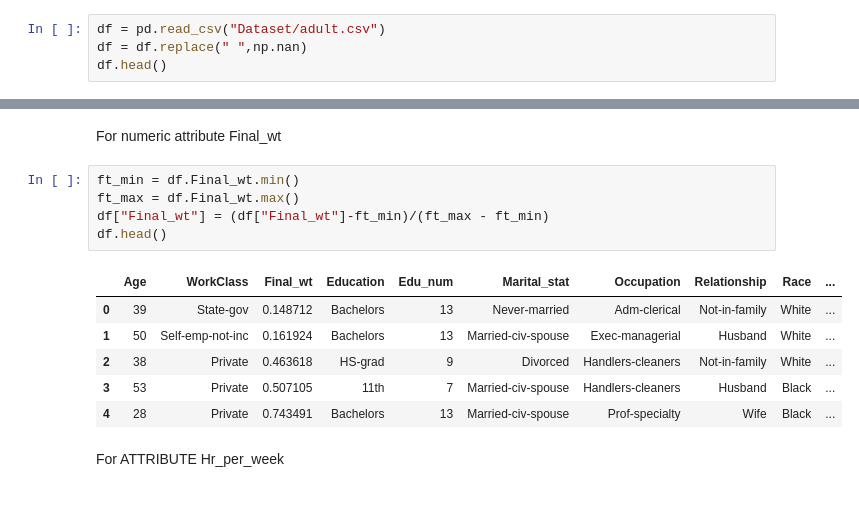
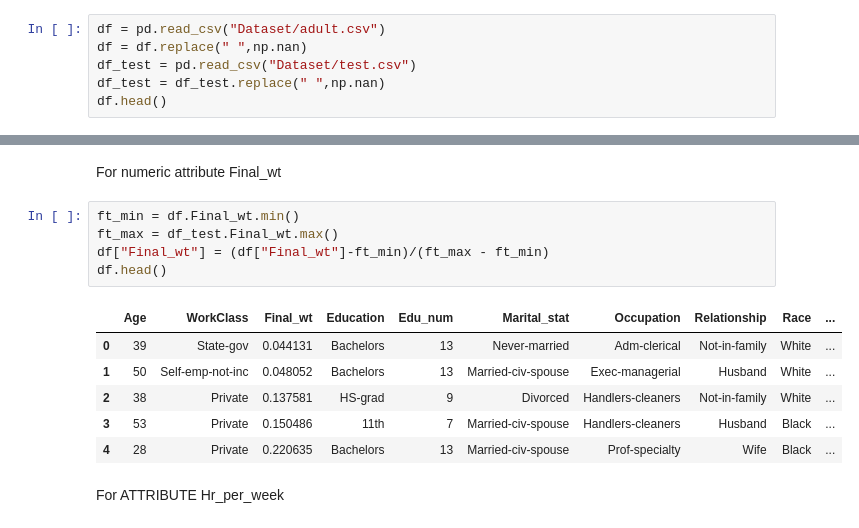
Before and after one commit to juvekaradheesh/Data-Mining, a Jupyter notebook: Income Prediction/PreProcessing.ipynb, the cells around one changed output, grey strips where cells are left out. Drawn from its saved outputs; the diff is of its cells as text.

```diff
--- a/Income Prediction/PreProcessing.ipynb
+++ b/Income Prediction/PreProcessing.ipynb
@@ -10,6 +10,8 @@ import collections
 # %%
 df = pd.read_csv("Dataset/adult.csv")
 df = df.replace(" ",np.nan)
+df_test = pd.read_csv("Dataset/test.csv")
+df_test = df_test.replace(" ",np.nan)
 df.head()
 # %% [output]
 |  | Age | WorkClass | Final_wt | Education | Edu_num | Marital_stat | Occupation | Relationship | Race | ... |
@@ -291,16 +292,16 @@ df_temp
 For numeric attribute Final_wt
 # %%
 ft_min = df.Final_wt.min()
-ft_max = df.Final_wt.max()
+ft_max = df_test.Final_wt.max()
 df["Final_wt"] = (df["Final_wt"]-ft_min)/(ft_max - ft_min)
 df.head()
 # %% [output]
 |  | Age | WorkClass | Final_wt | Education | Edu_num | Marital_stat | Occupation | Relationship | Race | ... |
-| 0 | 39 | State-gov | 0.148712 | Bachelors | 13 | Never-married | Adm-clerical | Not-in-family | White | ... |
-| 1 | 50 | Self-emp-not-inc | 0.161924 | Bachelors | 13 | Married-civ-spouse | Exec-managerial | Husband | White | ... |
-| 2 | 38 | Private | 0.463618 | HS-grad | 9 | Divorced | Handlers-cleaners | Not-in-family | White | ... |
-| 3 | 53 | Private | 0.507105 | 11th | 7 | Married-civ-spouse | Handlers-cleaners | Husband | Black | ... |
-| 4 | 28 | Private | 0.743491 | Bachelors | 13 | Married-civ-spouse | Prof-specialty | Wife | Black | ... |
+| 0 | 39 | State-gov | 0.044131 | Bachelors | 13 | Never-married | Adm-clerical | Not-in-family | White | ... |
+| 1 | 50 | Self-emp-not-inc | 0.048052 | Bachelors | 13 | Married-civ-spouse | Exec-managerial | Husband | White | ... |
+| 2 | 38 | Private | 0.137581 | HS-grad | 9 | Divorced | Handlers-cleaners | Not-in-family | White | ... |
+| 3 | 53 | Private | 0.150486 | 11th | 7 | Married-civ-spouse | Handlers-cleaners | Husband | Black | ... |
+| 4 | 28 | Private | 0.220635 | Bachelors | 13 | Married-civ-spouse | Prof-specialty | Wife | Black | ... |
 # %% [markdown]
 For ATTRIBUTE Hr_per_week
 # %%
```
Also changed, not shown: parts of 4 cells of this notebook, 9 other files.
